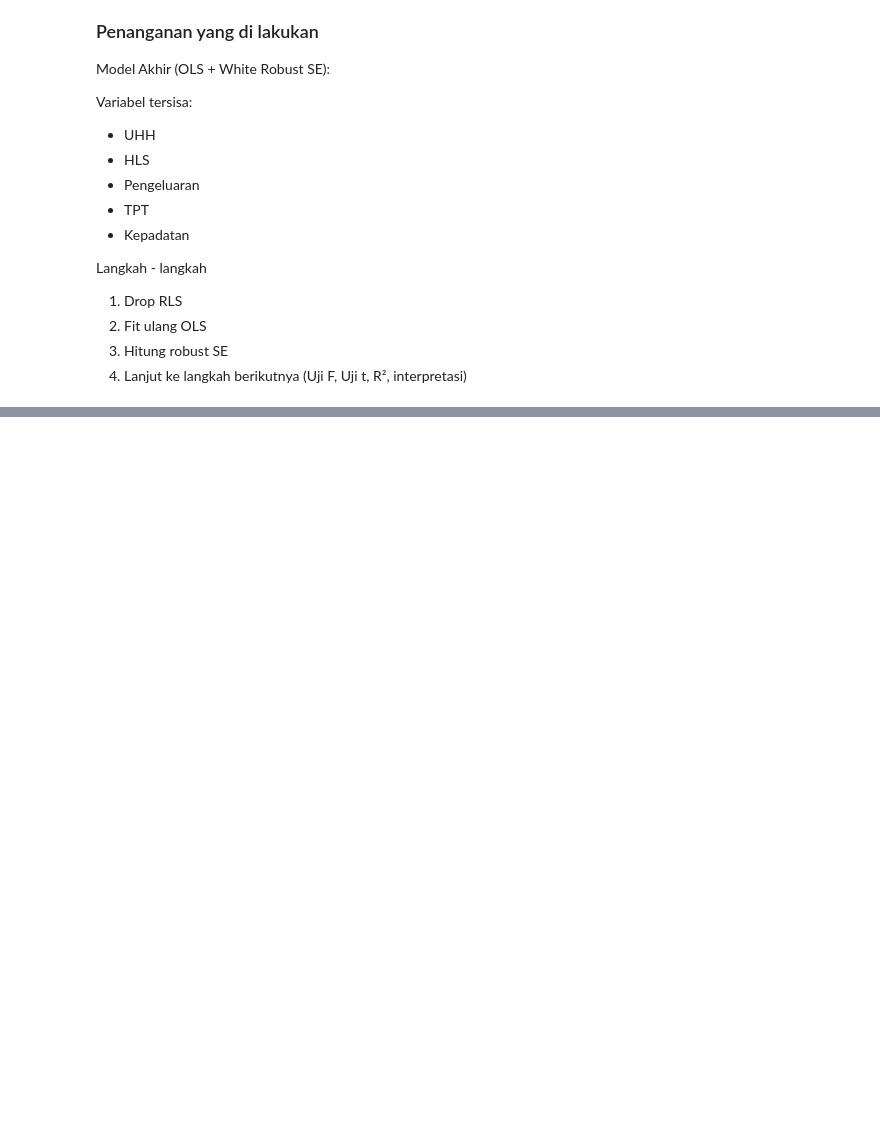
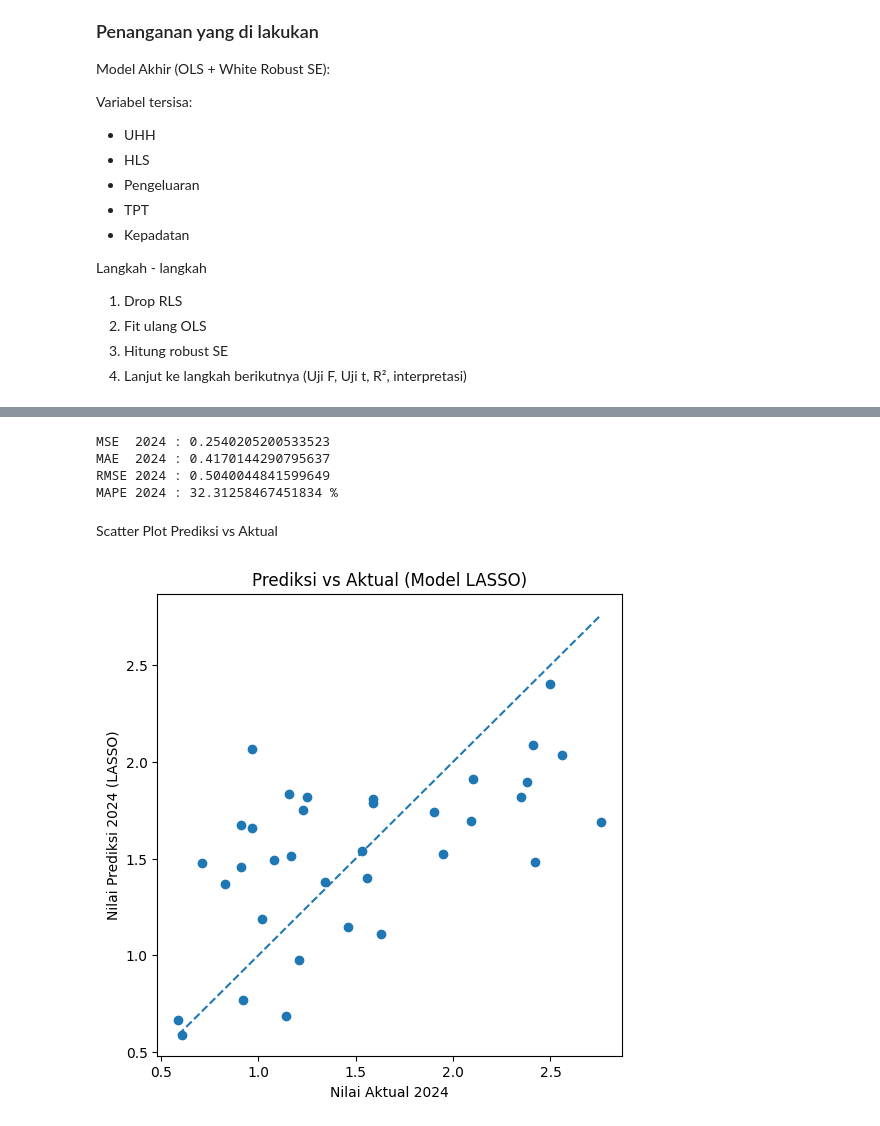
Before and after one commit to trishagarniss/projek-PDS-IPM, a Jupyter notebook: src/04_Modelling_dan_Interpretasi.ipynb, the cells around one changed output, grey strips where cells are left out. Drawn from its saved outputs; the diff is of its cells as text; code cells hidden in the pictures; blank space fills up the shorter version.

```diff
--- a/src/04_Modelling_dan_Interpretasi.ipynb
+++ b/src/04_Modelling_dan_Interpretasi.ipynb
@@ -91,0 +363,19 @@ df.head()
+# %%
+# ---------------------------
+# FILTER DATA 2024
+# ---------------------------
+df_2024 = df[df["Tahun"] == 2024].copy()
+
+X_2024 = df_2024[X_cols_all]   # memakai seluruh variabel awal (Ridge/LASSO akan memilih otomatis)
+y_2024_actual = df_2024["P1"]
+
+# Gunakan model LASSO yang sudah dilatih
+y_2024_pred = lasso_model.predict(X_2024)
+
+df_prediksi = pd.DataFrame({
+    "Wilayah": df_2024["Wilayah"],
+    "Aktual_2024": y_2024_actual,
+    "Prediksi_2024": y_2024_pred
+})
+
+df_prediksi
@@ -91,0 +408,33 @@ df.head()
+# %%
+from sklearn.metrics import mean_squared_error, mean_absolute_error
+
+mse_2024 = mean_squared_error(y_2024_actual, y_2024_pred)
+mae_2024 = mean_absolute_error(y_2024_actual, y_2024_pred)
+rmse_2024 = mse_2024**0.5
+mape_2024 = (abs((y_2024_actual - y_2024_pred) / y_2024_actual).mean()) * 100
+
+print("MSE  2024 :", mse_2024)
+print("MAE  2024 :", mae_2024)
+print("RMSE 2024 :", rmse_2024)
+print("MAPE 2024 :", mape_2024, "%")
+# %% [output]
+MSE  2024 : 0.2540205200533523
+MAE  2024 : 0.4170144290795637
+RMSE 2024 : 0.5040044841599649
+MAPE 2024 : 32.31258467451834 %
+# %% [markdown]
+Scatter Plot Prediksi vs Aktual
+# %%
+import matplotlib.pyplot as plt
+
+plt.figure(figsize=(6,6))
+plt.scatter(y_2024_actual, y_2024_pred)
+plt.plot([y_2024_actual.min(), y_2024_actual.max()],
+         [y_2024_actual.min(), y_2024_actual.max()], linestyle='--')
+
+plt.xlabel("Nilai Aktual 2024")
+plt.ylabel("Nilai Prediksi 2024 (LASSO)")
+plt.title("Prediksi vs Aktual (Model LASSO)")
+plt.show()
+# %% [output]
+[figure, added]
```
Also changed, not shown: parts of 21 cells of this notebook.
